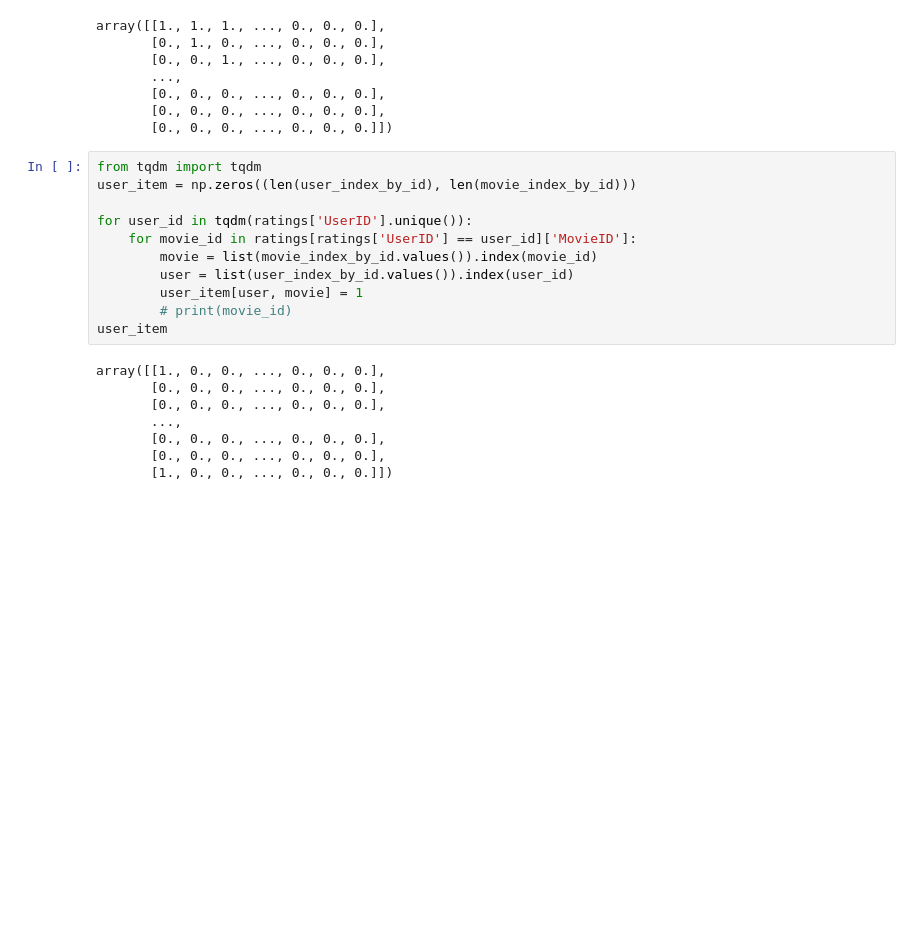
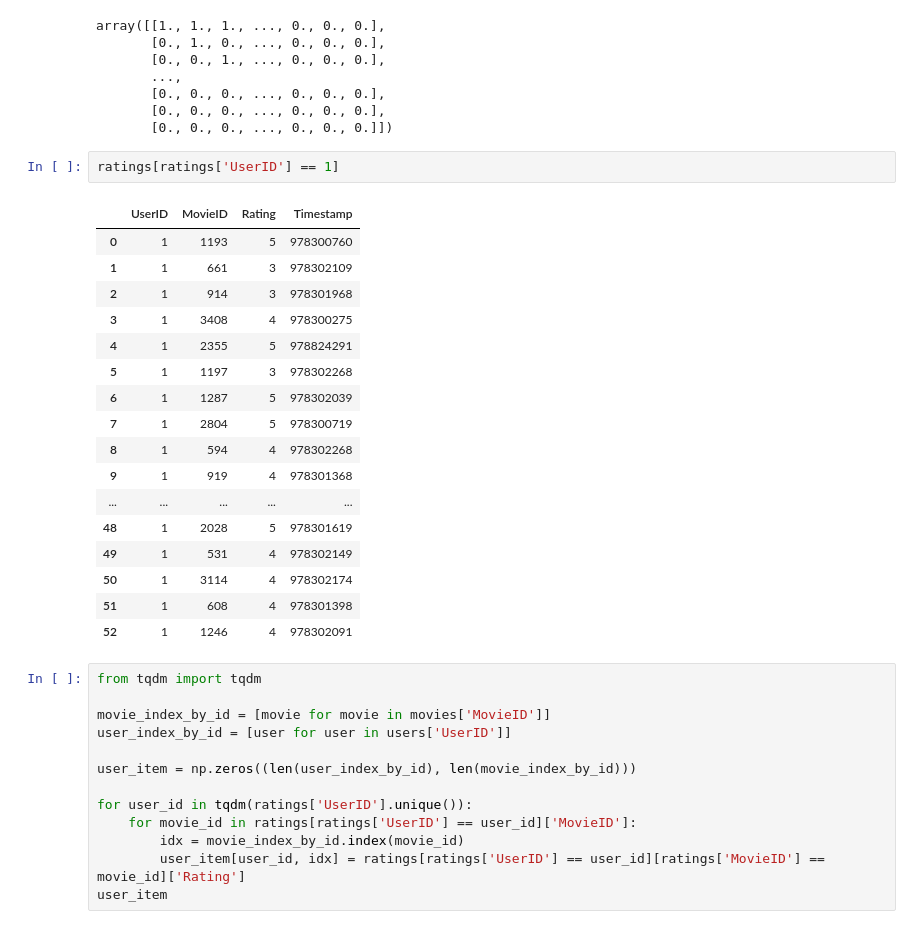
Before and after one commit to MinLee0210/StoicCoding, a Jupyter notebook: MovieLens/Collaborative Filtering.ipynb, the cells around one changed output. Drawn from its saved outputs; the diff is of its cells as text; blank space fills up the shorter version.

```diff
--- a/MovieLens/Collaborative Filtering.ipynb
+++ b/MovieLens/Collaborative Filtering.ipynb
@@ -114,22 +114,36 @@ array([[1., 1., 1., ..., 0., 0., 0.],
        [0., 0., 0., ..., 0., 0., 0.],
        [0., 0., 0., ..., 0., 0., 0.],
        [0., 0., 0., ..., 0., 0., 0.]])
+# %%
+ratings[ratings['UserID'] == 1]
+# %% [output]
+|  | UserID | MovieID | Rating | Timestamp |
+| 0 | 1 | 1193 | 5 | 978300760 |
+| 1 | 1 | 661 | 3 | 978302109 |
+| 2 | 1 | 914 | 3 | 978301968 |
+| 3 | 1 | 3408 | 4 | 978300275 |
+| 4 | 1 | 2355 | 5 | 978824291 |
+| 5 | 1 | 1197 | 3 | 978302268 |
+| 6 | 1 | 1287 | 5 | 978302039 |
+| 7 | 1 | 2804 | 5 | 978300719 |
+| 8 | 1 | 594 | 4 | 978302268 |
+| 9 | 1 | 919 | 4 | 978301368 |
+| ... | ... | ... | ... | ... |
+| 48 | 1 | 2028 | 5 | 978301619 |
+| 49 | 1 | 531 | 4 | 978302149 |
+| 50 | 1 | 3114 | 4 | 978302174 |
+| 51 | 1 | 608 | 4 | 978301398 |
+| 52 | 1 | 1246 | 4 | 978302091 |
 # %%
 from tqdm import tqdm
+
+movie_index_by_id = [movie for movie in movies['MovieID']]
+user_index_by_id = [user for user in users['UserID']]
+
 user_item = np.zeros((len(user_index_by_id), len(movie_index_by_id)))
 
 for user_id in tqdm(ratings['UserID'].unique()):
     for movie_id in ratings[ratings['UserID'] == user_id]['MovieID']:
-        movie = list(movie_index_by_id.values()).index(movie_id)
-        user = list(user_index_by_id.values()).index(user_id)
-        user_item[user, movie] = 1
-        # print(movie_id)
+        idx = movie_index_by_id.index(movie_id)
+        user_item[user_id, idx] = ratings[ratings['UserID'] == user_id][ratings['MovieID'] == movie_id]['Rating']
 user_item
-# %% [output]
-array([[1., 0., 0., ..., 0., 0., 0.],
-       [0., 0., 0., ..., 0., 0., 0.],
-       [0., 0., 0., ..., 0., 0., 0.],
-       ...,
-       [0., 0., 0., ..., 0., 0., 0.],
-       [0., 0., 0., ..., 0., 0., 0.],
-       [1., 0., 0., ..., 0., 0., 0.]])
```
Also changed, not shown: parts of 4 cells of this notebook, 6 other files.
